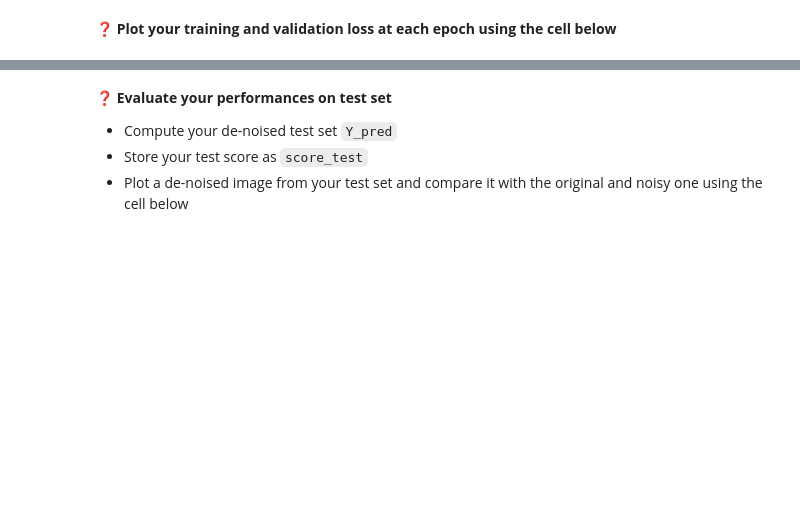
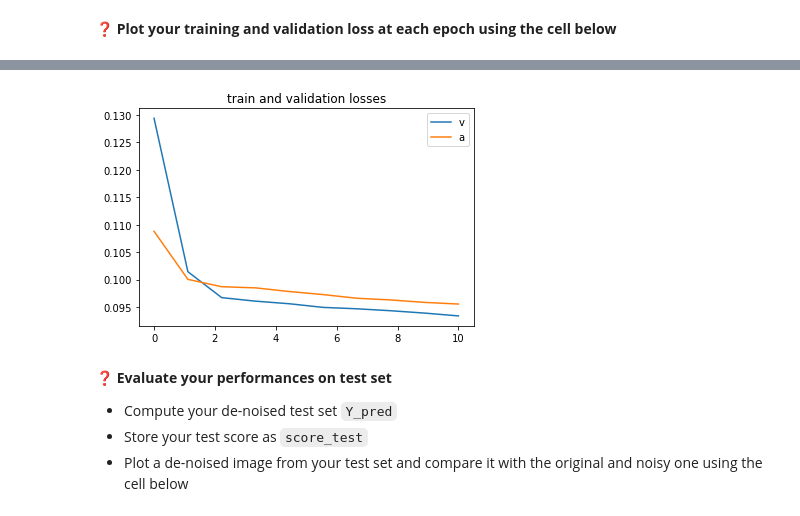
Before and after one commit to blidiaahmed/data-certification-exam, a Jupyter notebook: convolutional_neural_networks/image_denoising.ipynb, the cells around one changed output, grey strips where cells are left out. Saved outputs shown, nothing was run; the diff lists cells and outputs as text; code cells hidden in the pictures; blank space fills up the shorter version.

```diff
--- a/convolutional_neural_networks/image_denoising.ipynb
+++ b/convolutional_neural_networks/image_denoising.ipynb
@@ -434,3 +453,15 @@ _________________________________________________________________
 💡 You will not be judged by the computing power of your computer, you can reach decent performance in less than 5 minutes of training without GPUs.
 # %%
 # YOUR CODE HERE
+from tensorflow.keras.losses import MeanAbsoluteError as mse
+def scheduler(epoch, lr):
+  if epoch < 10:
+    return lr* 1*tf.math.exp(-0.1)
+  else:
+    return lr * tf.math.exp(-0.1)
+callback = tf.keras.callbacks.LearningRateScheduler(scheduler)
+autoencoder.compile(optimizer="Adam",loss='MeanAbsoluteError')
+
+
+
+autoencoder.fit(X_train,Y_train,epochs=10,callbacks=[callback],validation_data=(X_test,Y_test))
@@ -437,2 +490,10 @@ _________________________________________________________________
 # %% [markdown]
 ❓ **Plot your training and validation loss at each epoch using the cell below**
+# %%
+history=autoencoder.history.history
+
+
+history
+
+
+#Test_history=autoencoder.evaluate(X_test,Y_test)
@@ -439,13 +518,21 @@ _________________________________________________________________
 # %%
 # Plot below your train/val loss history
-# YOUR CODE HERE
-# YOUR CODE HERE
-# YOUR CODE HERE
+import matplotlib.pyplot as plt
+plt.plot(np.linspace(0,len(history['loss']),len(history['loss'])),history['loss'])
+plt.legend("train")
 
 
+plt.plot(np.linspace(0,len(history['val_loss']),len(history['val_loss'])),history['val_loss'])
+plt.legend("validation")
+
+
+plt.title("train and validation losses")
 # Run also this code to save figure as jpg in path below (it's your job to ensure it works)
+
 fig = plt.gcf()
 plt.savefig("tests/history.png")
+# %% [output]
+[figure, added]
 # %% [markdown]
 ❓ **Evaluate your performances on test set**
 - Compute your de-noised test set `Y_pred`
```
Also changed, not shown: parts of 12 cells of this notebook.
